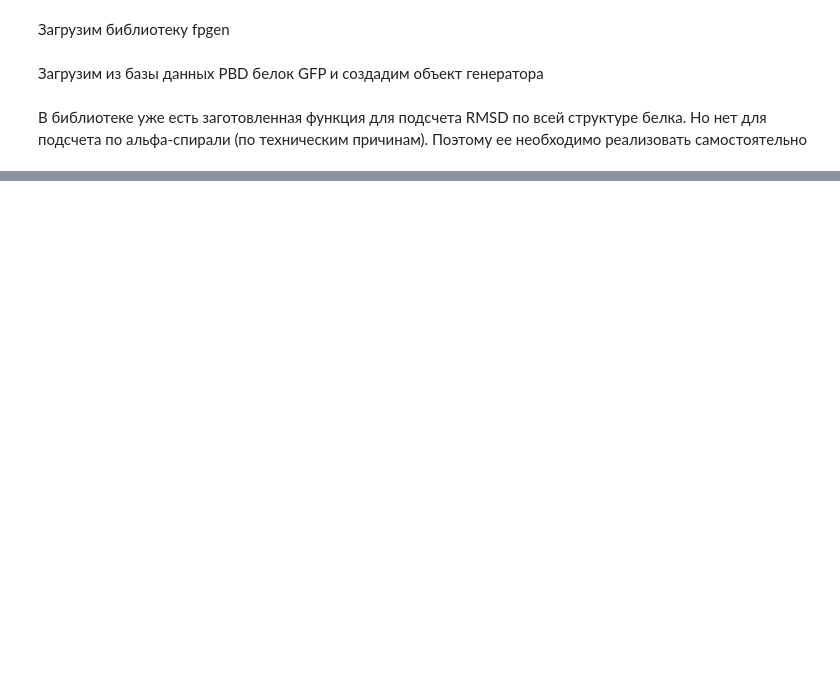
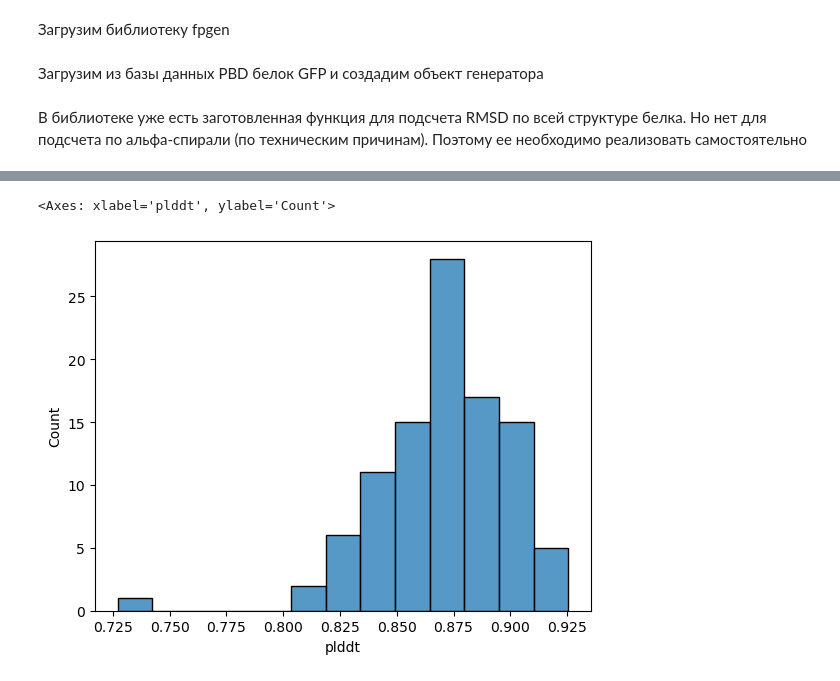
Before and after one commit to rimgro/biocadprotein, a Jupyter notebook: notebooks/generation_proteins.ipynb, the cells around one changed output, grey strips where cells are left out. Saved outputs shown, nothing was run; the diff lists cells and outputs as text; code cells hidden in the pictures; blank space fills up the shorter version.

```diff
--- a/notebooks/generation_proteins.ipynb
+++ b/notebooks/generation_proteins.ipynb
@@ -72,0 +119,5 @@ metrics_df = pd.DataFrame(metrics, columns=['alpha_rmsd', 'full_rmsd', 'ptm', 'p
+# %%
+sns.histplot(data=metrics_df, x='plddt')
+# %% [output]
+<Axes: xlabel='plddt', ylabel='Count'>
+[figure, added]
```
Also changed, not shown: parts of 14 cells of this notebook, 1 other file.
